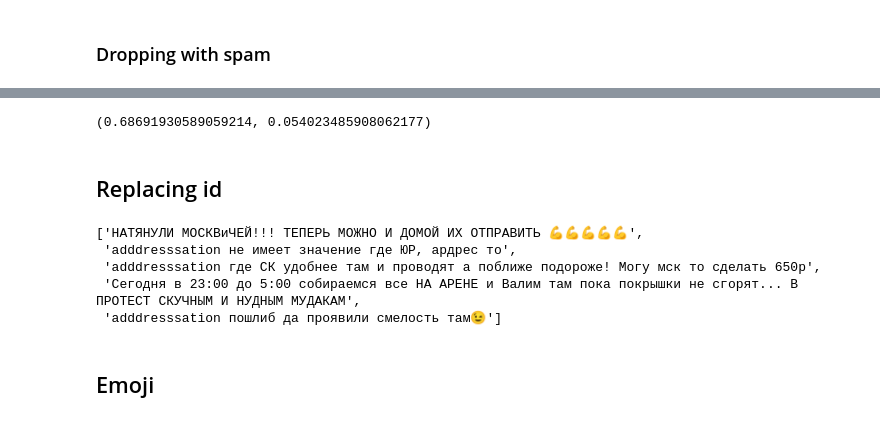
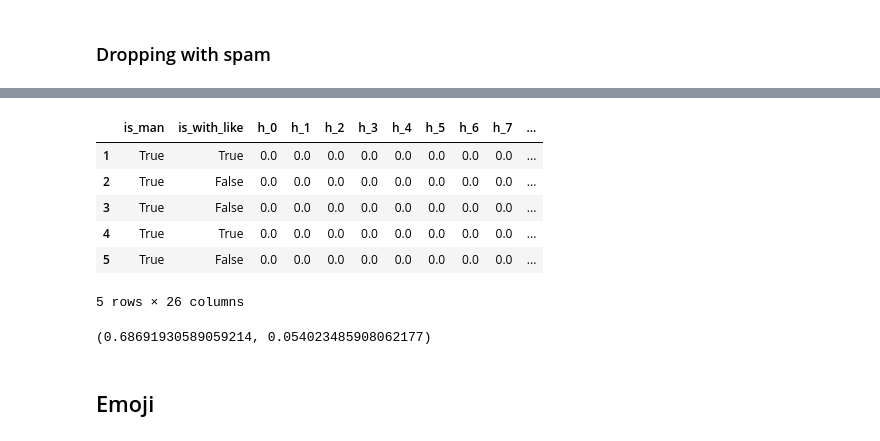
Before and after one commit to EvgenyKashin/CommentsAnalysis, a Jupyter notebook: comments.ipynb, the cells around one changed output, grey strips where cells are left out. Cells and saved outputs as stored; diff of their text form; code cells hidden in the pictures.

```diff
--- a/comments.ipynb
+++ b/comments.ipynb
@@ -167,7 +128,7 @@ vectorizer.get_feature_names()[1096]
 # %% [markdown]
 ### Dropping short and long
 # %%
-comments = data[(lenghts_word < 80) & (lenghts_word > 3)]
+comments = data[(lenghts_word < 60) & (lenghts_word > 4)]
 # %%
 comments.shape
 # %% [output]
@@ -250,4 +206,23 @@ is_with_like = np.reshape((comments.likes > 0).astype('int'), (-1, 1))
 # %%
 X = pd.get_dummies(comments.hour, prefix='h').values
 X = np.hstack((X, is_with_like, is_man))
+# %%
+def get_meta_features():
+    features = pd.DataFrame()
+    features['is_man'] = comments.sex == 2
+    features['is_with_like'] = comments.likes > 0
+    features = pd.concat((features, pd.get_dummies(comments.hour, prefix='h')), axis=1)
+    return features
+# %%
+meta_features = get_meta_features()
+# %%
+meta_features.head()
+# %% [output]
+|  | is_man | is_with_like | h_0 | h_1 | h_2 | h_3 | h_4 | h_5 | h_6 | h_7 | ... |
+| 1 | True | True | 0.0 | 0.0 | 0.0 | 0.0 | 0.0 | 0.0 | 0.0 | 0.0 | ... |
+| 2 | True | False | 0.0 | 0.0 | 0.0 | 0.0 | 0.0 | 0.0 | 0.0 | 0.0 | ... |
+| 3 | True | False | 0.0 | 0.0 | 0.0 | 0.0 | 0.0 | 0.0 | 0.0 | 0.0 | ... |
+| 4 | True | True | 0.0 | 0.0 | 0.0 | 0.0 | 0.0 | 0.0 | 0.0 | 0.0 | ... |
+| 5 | True | False | 0.0 | 0.0 | 0.0 | 0.0 | 0.0 | 0.0 | 0.0 | 0.0 | ... |
+5 rows × 26 columns
 # %%
@@ -255,5 +230,3 @@ baseline_scores = cross_val_score(lr, is_man, y, cv=5)
 baseline_scores.mean(), baseline_scores.std()
 # %% [output]
 (0.68691930589059214, 0.054023485908062177)
-# %% [markdown]
-## Replacing id
@@ -273,10 +233,2 @@ for comment in comments.text.values:
-# %%
-comments_list[:5]
-# %% [output]
-['НАТЯНУЛИ МОСКВиЧЕЙ!!! ТЕПЕРЬ МОЖНО И ДОМОЙ ИХ ОТПРАВИТЬ 💪💪💪💪💪',
- 'adddresssation не имеет значение где ЮР, ардрес то',
- 'adddresssation где СК удобнее там и проводят а поближе подороже! Могу мск то сделать 650р',
- 'Сегодня в 23:00 до 5:00 собираемся все НА АРЕНЕ и Валим там пока покрышки не сгорят... В ПРОТЕСТ СКУЧНЫМ И НУДНЫМ МУДАКАМ',
- 'adddresssation пошлиб да проявили смелость там😉']
 # %% [markdown]
 ## Emoji
```
Also changed, not shown: parts of 137 cells of this notebook.
